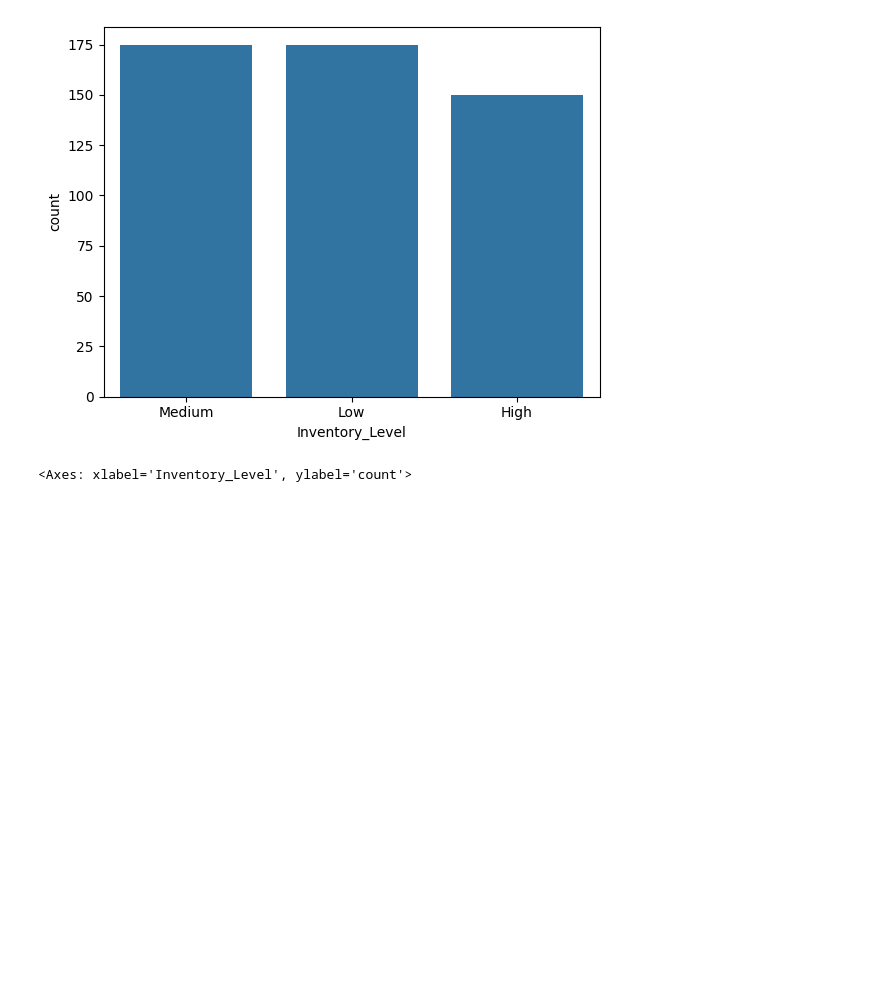
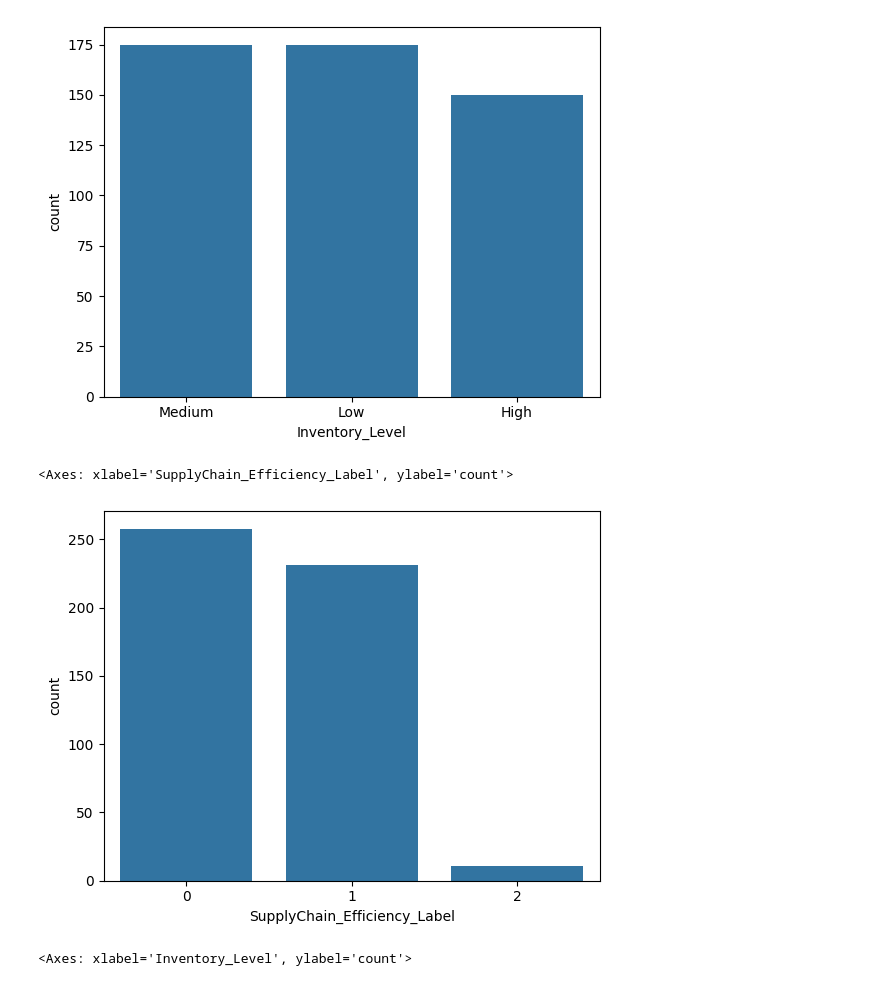
Before and after one commit to Vishesh-coder/AI_ML, a Jupyter notebook: EDA/eda.ipynb, the cells around one changed output. Drawn from its saved outputs; the diff is of its cells as text; code cells hidden in the pictures; blank space fills up the shorter version.

```diff
--- a/EDA/eda.ipynb
+++ b/EDA/eda.ipynb
@@ -221,6 +222,11 @@ sns.countplot(x = 'Inventory_Level', data = df)
 # %% [output]
 <Axes: xlabel='Inventory_Level', ylabel='count'>
 [figure]
+# %%
+sns.countplot(x = 'SupplyChain_Efficiency_Label', data = df)
+# %% [output]
+<Axes: xlabel='SupplyChain_Efficiency_Label', ylabel='count'>
+[figure, added]
 # %%
 plt.figure(figsize=(12,6))
 sns.countplot(x = 'Inventory_Level', data = df, hue='SupplyChain_Efficiency_Label', palette='muted')
```
Also changed, not shown: parts of 5 cells of this notebook.
